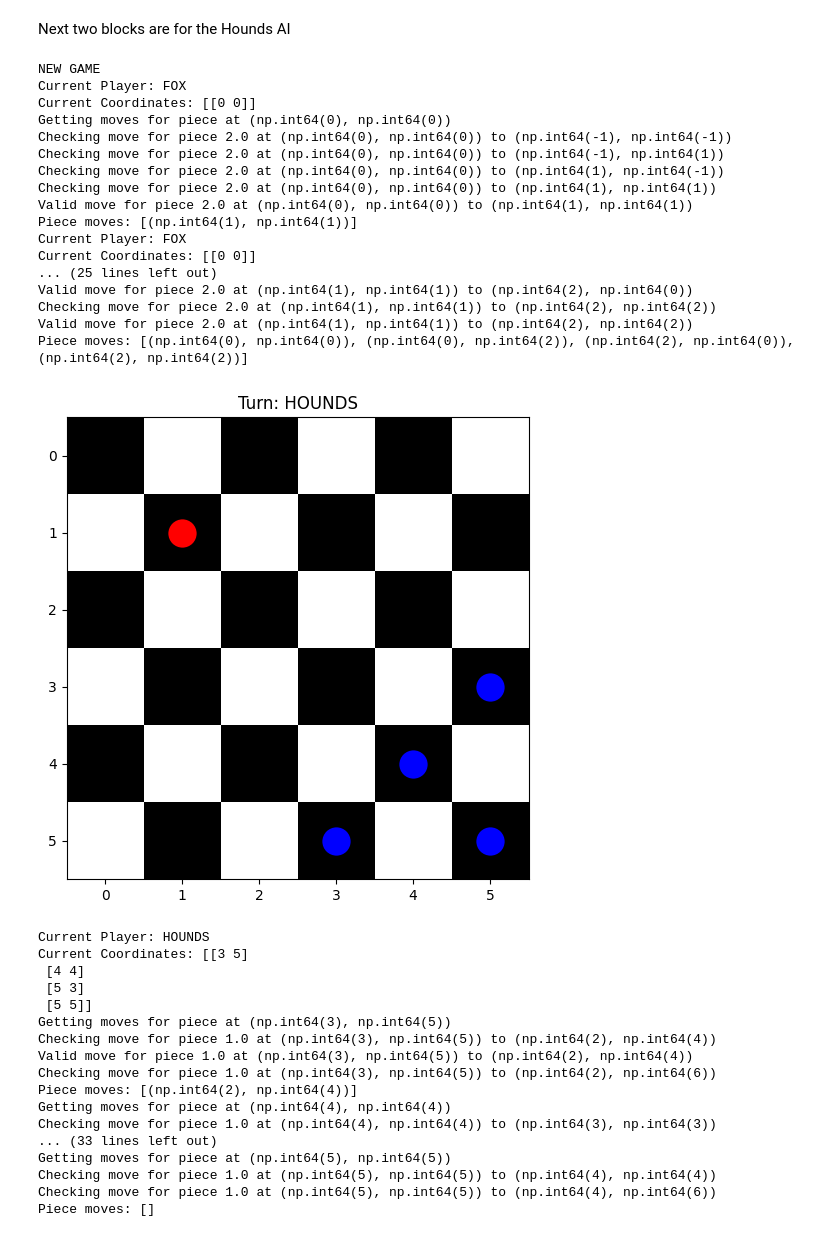
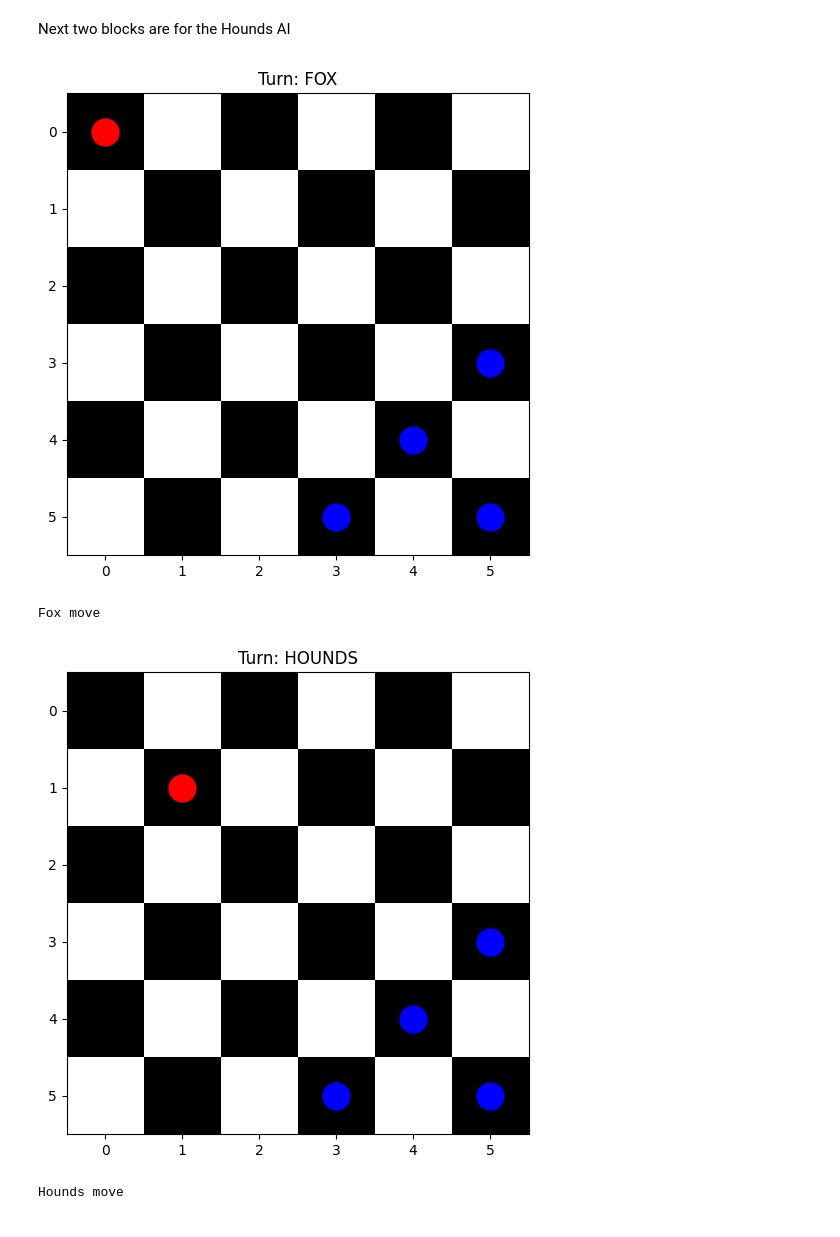
Before and after one commit to shelbybagwell/fox-and-hounds, a Jupyter notebook: fox_and_hounds.ipynb, the cells around one changed output. Cells and saved outputs as stored; diff of their text form; code cells hidden in the pictures.

Commit message:
render board at start

```diff
--- a/fox_and_hounds.ipynb
+++ b/fox_and_hounds.ipynb
@@ -18,6 +18,7 @@ class GameBoard:
         self.board = self._make_board()
         self.current_player = "FOX"
         self.game_over = False
+        self.render_board()
 
     def _make_board(self):
         # 6x6 board
@@ -338,66 +337,34 @@ def Hounds_Minimax_AI(board: GameBoard):
 # %%
 # first configuration, random vs random
 # turn count is defined as a fox move followed by a hound move
 # or if the fox wins on its move, that counts as a turn
 fox_win_count = 0
 hound_win_count = 0
 turn_count = 0
 # opening up a csv to log results
 with open("random_vs_random_results.csv", "w") as f:
     f.write("Game,Winner,Turns\n")
-    for i in enumerate(range(2)):
+    for i in enumerate(range(100)):
         # create a game
-        print("NEW GAME")
         rand_vs_rand_board = GameBoard()
         while rand_vs_rand_board.check_win() is None:
             rand_vs_rand_board.move_piece(Fox_Random_AI(rand_vs_rand_board))
             # we can move the hounds with certainty they will not win
             # as the fox cannot move itself into a hole, and if the fox
             # is at the bottom, it cannot be trapped, and the hound move
             # will not cause a win
             rand_vs_rand_board.move_piece(Hounds_Random_AI(rand_vs_rand_board))
             # Hounds_Random_AI(rand_vs_rand_board)
             turn_count += 1
         if rand_vs_rand_board.check_win() == "FOX":
             fox_win_count += 1
         if rand_vs_rand_board.check_win() == "HOUNDS":
             hound_win_count += 1
         f.write(f"{i[0]+1},{rand_vs_rand_board.check_win()},{turn_count}\n")
         turn_count = 0
 print(f"Random Fox win count: {fox_win_count}, Random Hounds win count: {hound_win_count}")
 # %% [output]
+[figure, new version]
-NEW GAME
-Current Player: FOX
-Current Coordinates: [[0 0]]
-Getting moves for piece at (np.int64(0), np.int64(0))
-Checking move for piece 2.0 at (np.int64(0), np.int64(0)) to (np.int64(-1), np.int64(-1))
-Checking move for piece 2.0 at (np.int64(0), np.int64(0)) to (np.int64(-1), np.int64(1))
-Checking move for piece 2.0 at (np.int64(0), np.int64(0)) to (np.int64(1), np.int64(-1))
-Checking move for piece 2.0 at (np.int64(0), np.int64(0)) to (np.int64(1), np.int64(1))
-Valid move for piece 2.0 at (np.int64(0), np.int64(0)) to (np.int64(1), np.int64(1))
-Piece moves: [(np.int64(1), np.int64(1))]
-Current Player: FOX
-Current Coordinates: [[0 0]]
-... (25 lines left out)
-Valid move for piece 2.0 at (np.int64(1), np.int64(1)) to (np.int64(2), np.int64(0))
-Checking move for piece 2.0 at (np.int64(1), np.int64(1)) to (np.int64(2), np.int64(2))
-Valid move for piece 2.0 at (np.int64(1), np.int64(1)) to (np.int64(2), np.int64(2))
-Piece moves: [(np.int64(0), np.int64(0)), (np.int64(0), np.int64(2)), (np.int64(2), np.int64(0)), (np.int64(2), np.int64(2))]
+Fox move
-[figure, old version]
+[figure, new version]
-Current Player: HOUNDS
-Current Coordinates: [[3 5]
- [4 4]
- [5 3]
- [5 5]]
-Getting moves for piece at (np.int64(3), np.int64(5))
-Checking move for piece 1.0 at (np.int64(3), np.int64(5)) to (np.int64(2), np.int64(4))
-Valid move for piece 1.0 at (np.int64(3), np.int64(5)) to (np.int64(2), np.int64(4))
-Checking move for piece 1.0 at (np.int64(3), np.int64(5)) to (np.int64(2), np.int64(6))
-Piece moves: [(np.int64(2), np.int64(4))]
-Getting moves for piece at (np.int64(4), np.int64(4))
-Checking move for piece 1.0 at (np.int64(4), np.int64(4)) to (np.int64(3), np.int64(3))
-... (33 lines left out)
-Getting moves for piece at (np.int64(5), np.int64(5))
-Checking move for piece 1.0 at (np.int64(5), np.int64(5)) to (np.int64(4), np.int64(4))
-Checking move for piece 1.0 at (np.int64(5), np.int64(5)) to (np.int64(4), np.int64(6))
-Piece moves: []
+Hounds move
```
Also changed, not shown: parts of 3 cells of this notebook.
